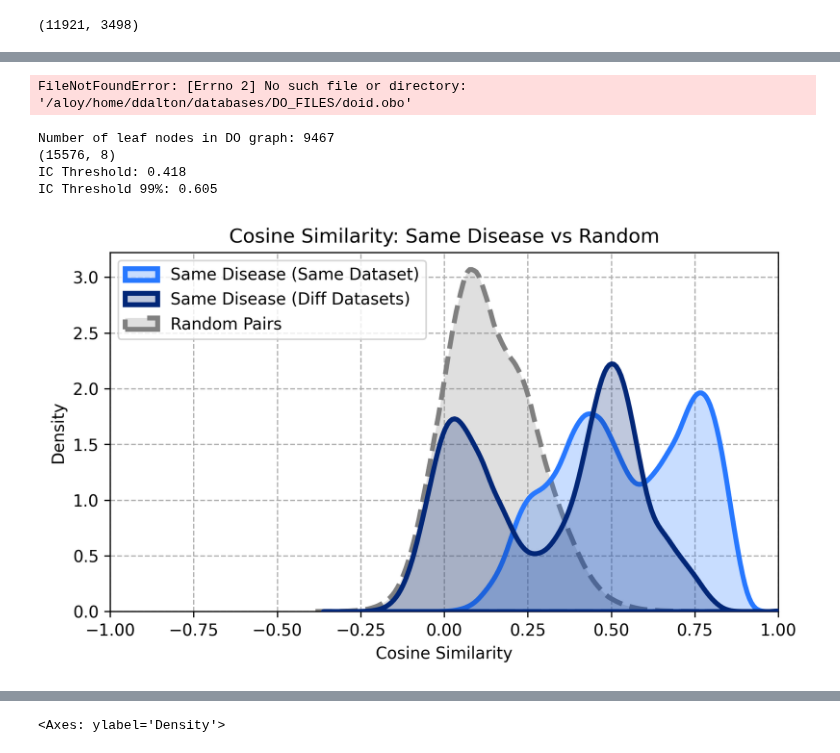
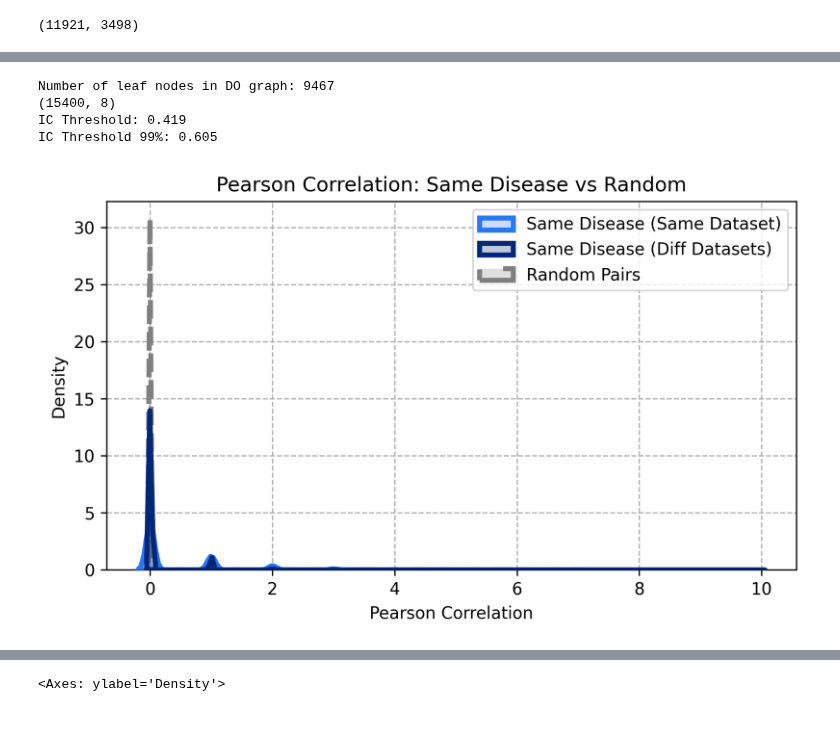
Before and after one commit to 00dylan00/scGPT_playground, a Jupyter notebook: notebooks/extracting_att_weights.ipynb, the cells around one changed output, grey strips where cells are left out. Drawn from its saved outputs; the diff is of its cells as text; code cells hidden in the pictures; blank space fills up the shorter version.

```diff
--- a/notebooks/extracting_att_weights.ipynb
+++ b/notebooks/extracting_att_weights.ipynb
@@ -81,7 +77,7 @@ n_input_bins = n_bins
 # %% [markdown]
 ### 1.1 Load fine-tuned model
 # %%
-path_model = "../outputs/run-25-07-10-01/"
+path_model = "../outputs/run-25-07-23-01/"
 # Specify model path; here we load the scGPT blood model fine-tuned on adamson
 # model_dir = Path("../save/finetuned_scGPT_adamson")
 model_config_file = os.path.join(path_model, "args.json")
@@ -273,7 +269,7 @@ np.__version__
 # %%
 # pip install numpy==1.24.4
 # %%
-batch_size = 4
+batch_size = 3
 tokenized_all = tokenize_and_pad_batch(
     all_counts,
     gene_ids,
@@ -382,0 +483,4 @@ np.save(output_file, full_matrix)
+# %%
+from scipy.stats import spearmanr
+
+sp_corr , _ = spearmanr(full_matrix, full_matrix, axis=1)
@@ -457,8 +566,6 @@ d_ids = list(adata.obs["do_id_study"].unique())
 
 # load Disease Ontology Lin Similarity amongst pairs!
 results = pickle.load(open(similarity_file, "rb"))
-# %% [output]
-FileNotFoundError: [Errno 2] No such file or directory: '/aloy/home/ddalton/databases/DO_FILES/doid.obo'
 # %%
 
 # Load IC based similarity
@@ -496,6 +603,6 @@ print(f"IC Threshold 99%: {ic_thr_99:.3f}")
 do_df_ic_query = do_df_ic.query(f"do1 in @d_ids and do2 in @d_ids and lin > {ic_thr}")
 # %% [output]
 Number of leaf nodes in DO graph: 9467
-(15576, 8)
-IC Threshold: 0.418
+(15400, 8)
+IC Threshold: 0.419
 IC Threshold 99%: 0.605
@@ -574,38 +683,38 @@ def plot_same_disease_strat_vs_random(
 
     # Sample unrelated pairs
     sample_size = len(_c_same_same) + len(_c_same_diff)
     selected_idxs = np.random.choice(len(unrelated_pairs), size=sample_size, replace=False)
     _rand_sample_pairs = [unrelated_pairs[i] for i in selected_idxs]
     _c_rand = [c_matrix[i, j] for i, j in _rand_sample_pairs]
 
     # Plot
     plt.figure(figsize=(6.5, 4), dpi=300)
 
     sns.kdeplot(x=_c_same_same, weights=_w_same_same,linewidth=3,  label="Same Disease (Same Dataset)", fill=True, color=color_same, zorder=3)
     sns.kdeplot(x=_c_same_diff, weights=_w_same_diff,linewidth=3,  label="Same Disease (Diff Datasets)", fill=True, color=color_diff, zorder=3)
     sns.kdeplot(_c_rand, label="Random Pairs", linewidth=3, linestyle="--", fill=True, color=color_rand, zorder=2)
 
-    plt.title("Cosine Similarity: Same Disease vs Random")
-    plt.xlabel("Cosine Similarity")
+    plt.title("Pearson Correlation: Same Disease vs Random")
+    plt.xlabel("Pearson Correlation")
     plt.ylabel("Density")
     plt.legend()
     plt.tight_layout()
-    plt.xlim(-1, 1)
+    # plt.xlim(-1, 1)
     plt.grid(zorder=-3, linestyle="--")
     plt.show()
 
 
 df_query = do_df_ic_query.copy()
 plot_same_disease_strat_vs_random(
-    cosine_sim,
+    sp_corr,
     adata.obs,
     df_query,
     color_same="#2778ff",
     color_diff="#022778",
     color_rand="gray",
     seed=42,)
 # %% [output]
-[figure, old version]
+[figure, new version]
 # %%
 from sklearn.metrics import roc_curve, auc
 
```
Also changed, not shown: parts of 16 cells of this notebook.
